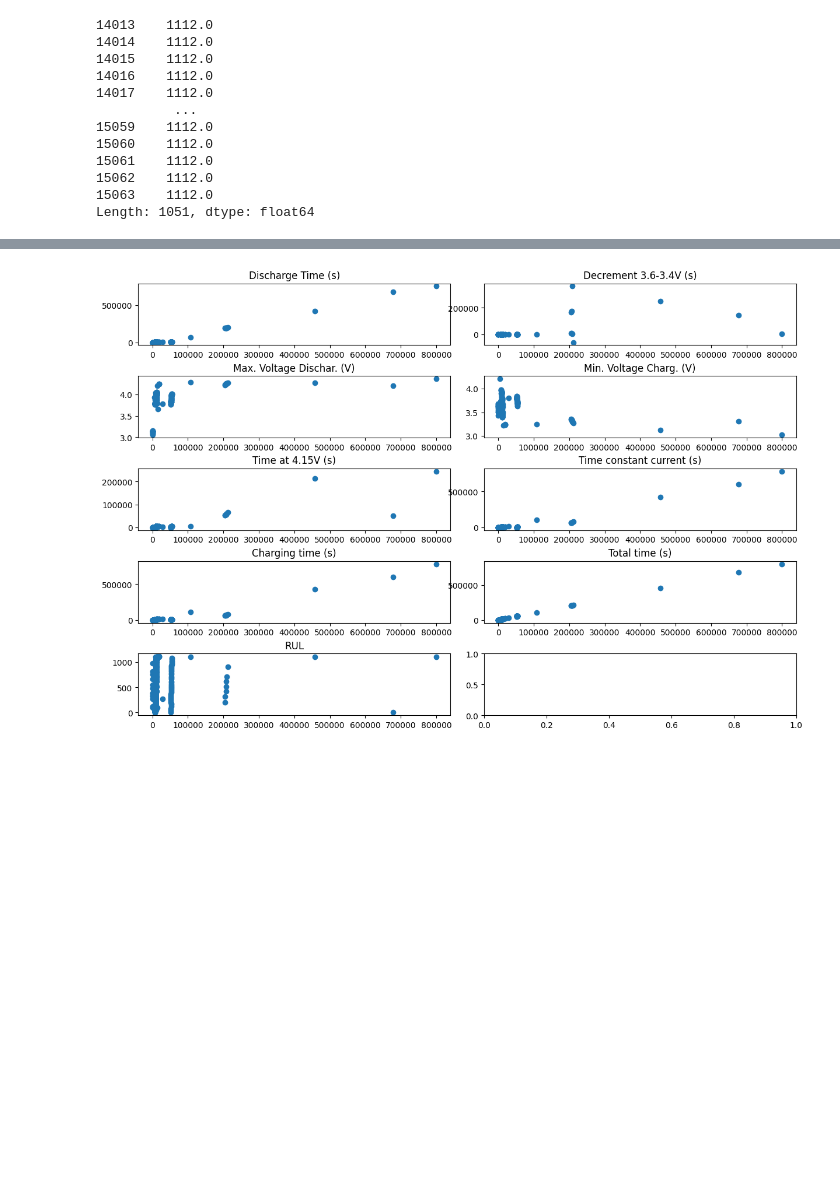
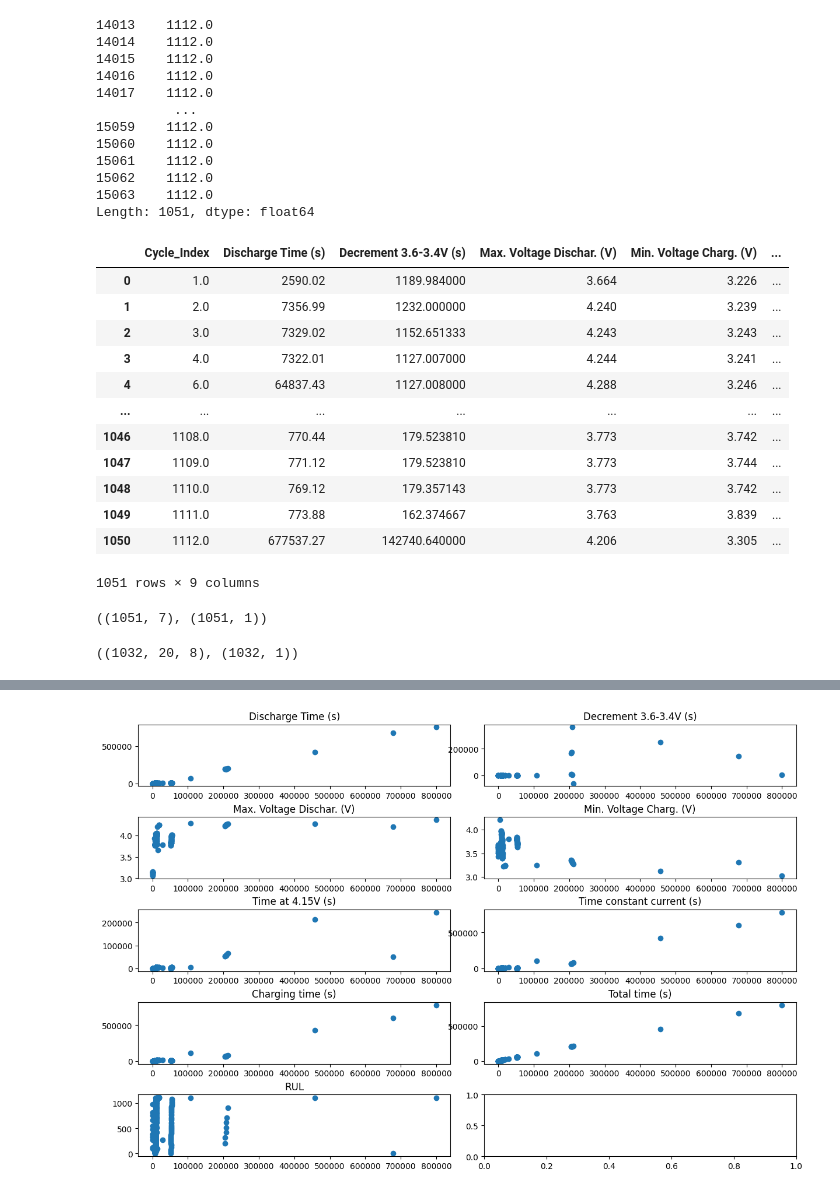
Before and after one commit to Shubham-Mate/Battery-RUL-Prediction-with-Neural-ODEs, a Jupyter notebook: Neural ODE Experiments.ipynb, the cells around one changed output, grey strips where cells are left out. Cells and saved outputs as stored; diff of their text form; code cells hidden in the pictures; blank space fills up the shorter version.

```diff
--- a/Neural ODE Experiments.ipynb
+++ b/Neural ODE Experiments.ipynb
@@ -12,6 +13,7 @@ import scipy
 current_directory = pathlib.Path("__file__").parent
 FILE_NAME = "Final Database.csv"
 data_path = current_directory / "data"
+data_path_2 = data_path / "Battery_RUL.csv"
 HNEI_data_path = data_path / 'HNEI Dataset' / FILE_NAME
 NASA_data_path = data_path / "NASA Dataset" / 'B0026.mat'
 # %%
@@ -230,3 +236,28 @@ split_dfs[13]['Cycle_Index'] + split_dfs[13]['RUL']
 15062    1112.0
 15063    1112.0
 Length: 1051, dtype: float64
+# %%
+split_dfs[13].index = range(len(split_dfs[13].iloc[:, -1]))
+split_dfs[13]
+# %% [output]
+|  | Cycle_Index | Discharge Time (s) | Decrement 3.6-3.4V (s) | Max. Voltage Dischar. (V) | Min. Voltage Charg. (V) | ... |
+| 0 | 1.0 | 2590.02 | 1189.984000 | 3.664 | 3.226 | ... |
+| 1 | 2.0 | 7356.99 | 1232.000000 | 4.240 | 3.239 | ... |
+| 2 | 3.0 | 7329.02 | 1152.651333 | 4.243 | 3.243 | ... |
+| 3 | 4.0 | 7322.01 | 1127.007000 | 4.244 | 3.241 | ... |
+| 4 | 6.0 | 64837.43 | 1127.008000 | 4.288 | 3.246 | ... |
+| ... | ... | ... | ... | ... | ... | ... |
+| 1046 | 1108.0 | 770.44 | 179.523810 | 3.773 | 3.742 | ... |
+| 1047 | 1109.0 | 771.12 | 179.523810 | 3.773 | 3.744 | ... |
+| 1048 | 1110.0 | 769.12 | 179.357143 | 3.773 | 3.742 | ... |
+| 1049 | 1111.0 | 773.88 | 162.374667 | 3.763 | 3.839 | ... |
+| 1050 | 1112.0 | 677537.27 | 142740.640000 | 4.206 | 3.305 | ... |
+1051 rows × 9 columns
+# %%
+x_scaler = RobustScaler()
+y_scaler = StandardScaler()
+scaled_x = x_scaler.fit_transform(split_dfs[13].iloc[:, 1:-1])
+scaled_y = y_scaler.fit_transform(pd.DataFrame(split_dfs[13].iloc[:, -1]))
+scaled_x.shape, scaled_y.shape
+# %% [output]
+((1051, 7), (1051, 1))
@@ -233,2 +287,6 @@ Length: 1051, dtype: float64
 # %%
-experimental_df = split_dfs[13].copy()
+window_size = 20
+x_window, y_window = create_sliding_window(scaled_x, scaled_y, window_size)
+x_window.shape, y_window.shape
+# %% [output]
+((1032, 20, 8), (1032, 1))
```
Also changed, not shown: parts of 20 cells of this notebook, 1 other file.
